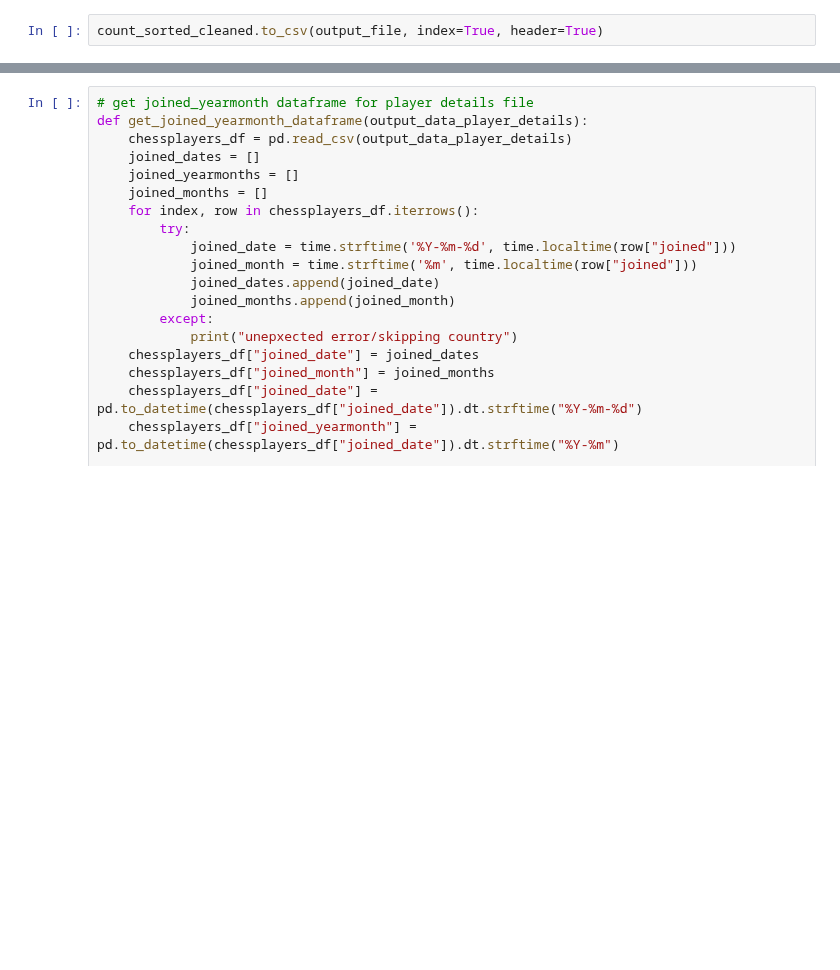
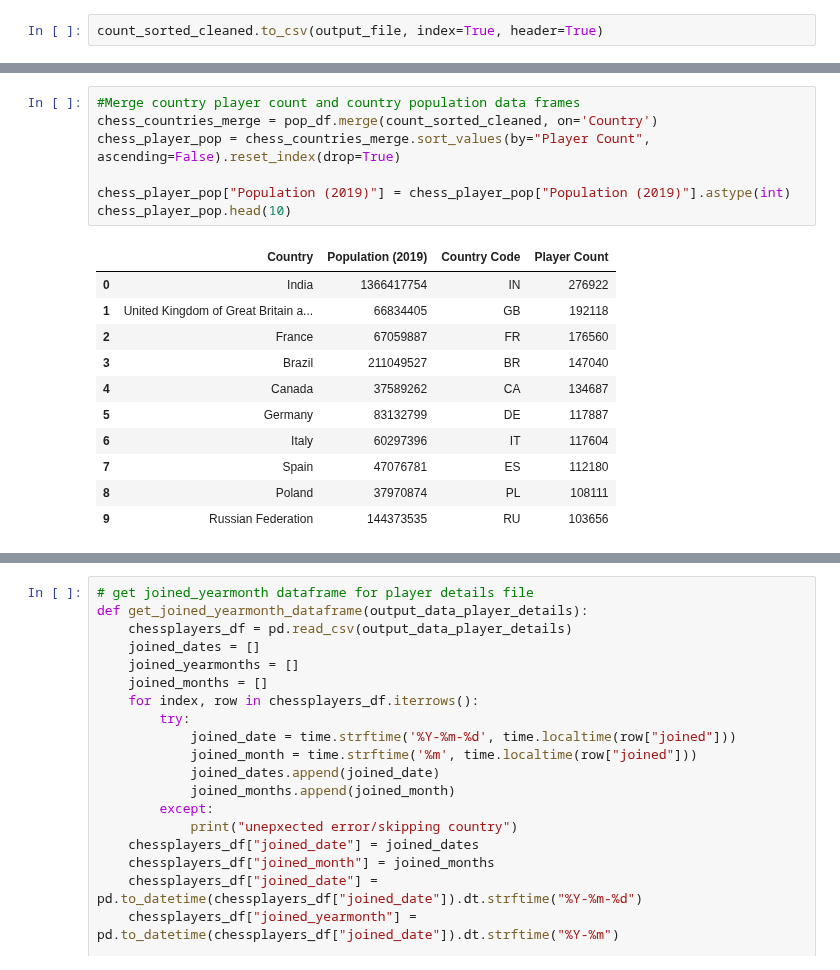
Before and after one commit to melissamonroe/who-plays-chess, a Jupyter notebook: ChessDetailsPy.ipynb, the cells around one changed output, grey strips where cells are left out. Drawn from its saved outputs; the diff is of its cells as text; blank space fills up the shorter version.

```diff
--- a/ChessDetailsPy.ipynb
+++ b/ChessDetailsPy.ipynb
@@ -104,0 +137,19 @@ plt.show()
+# %%
+#Merge country player count and country population data frames
+chess_countries_merge = pop_df.merge(count_sorted_cleaned, on='Country')
+chess_player_pop = chess_countries_merge.sort_values(by="Player Count", ascending=False).reset_index(drop=True)
+
+chess_player_pop["Population (2019)"] = chess_player_pop["Population (2019)"].astype(int)
+chess_player_pop.head(10)
+# %% [output]
+|  | Country | Population (2019) | Country Code | Player Count |
+| 0 | India | 1366417754 | IN | 276922 |
+| 1 | United Kingdom of Great Britain a... | 66834405 | GB | 192118 |
+| 2 | France | 67059887 | FR | 176560 |
+| 3 | Brazil | 211049527 | BR | 147040 |
+| 4 | Canada | 37589262 | CA | 134687 |
+| 5 | Germany | 83132799 | DE | 117887 |
+| 6 | Italy | 60297396 | IT | 117604 |
+| 7 | Spain | 47076781 | ES | 112180 |
+| 8 | Poland | 37970874 | PL | 108111 |
+| 9 | Russian Federation | 144373535 | RU | 103656 |
```
Also changed, not shown: parts of 6 cells of this notebook, 4 other files.
